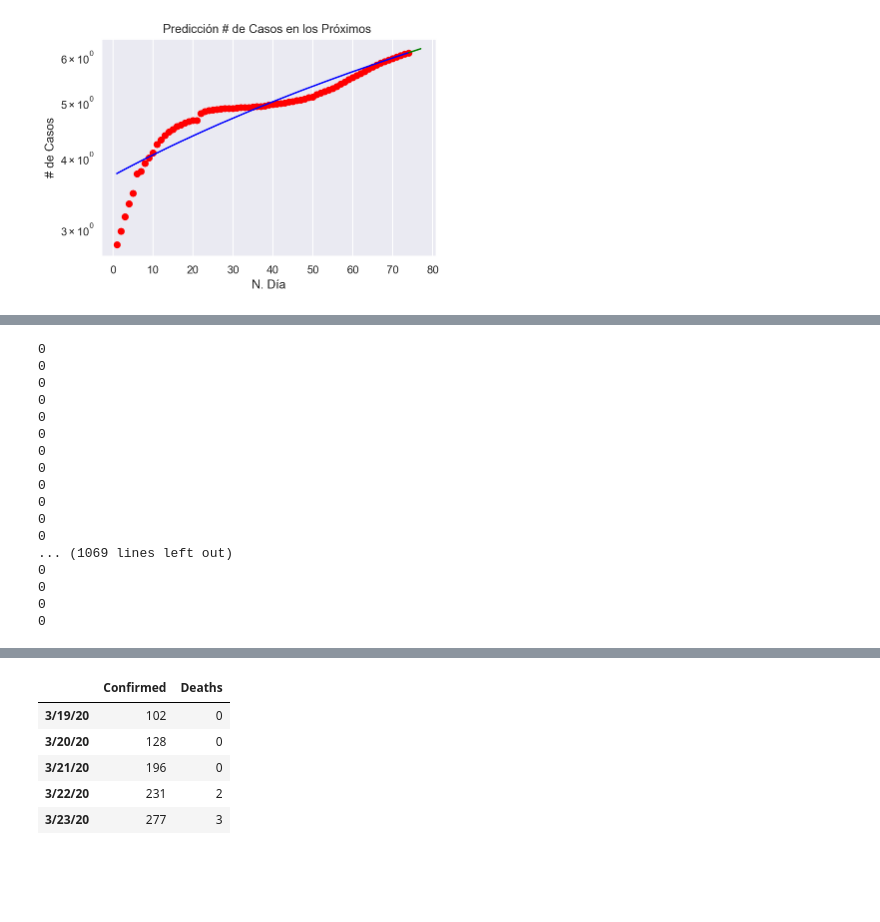
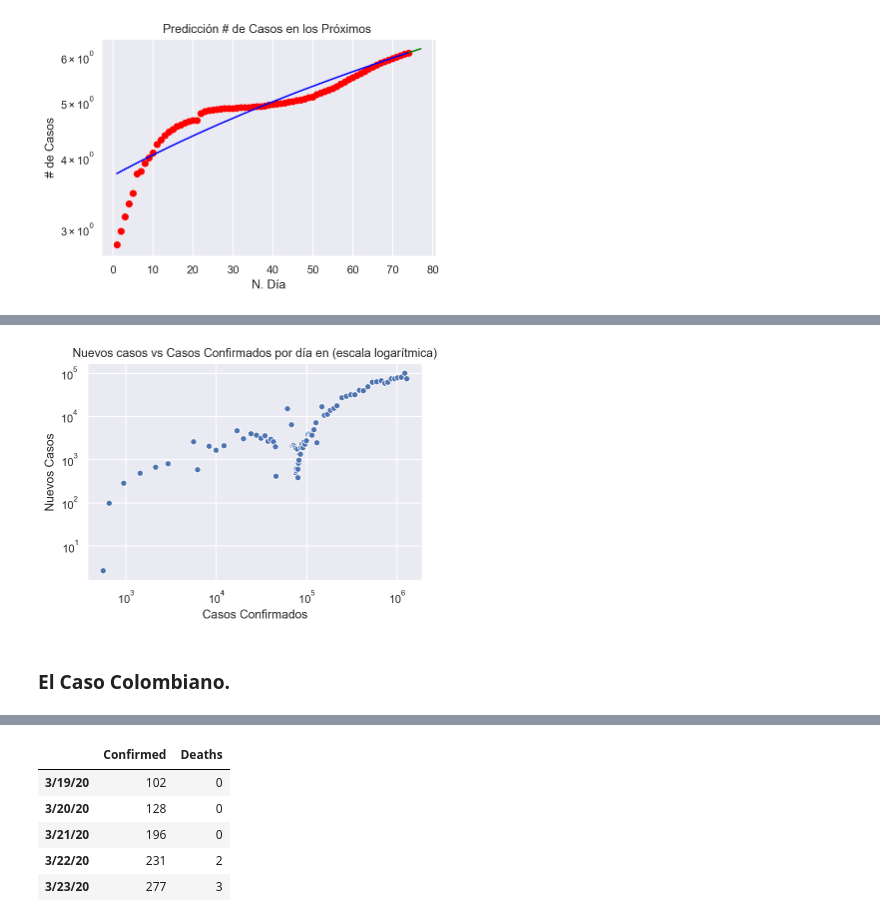
Before and after one commit to AnalytIQs/CoronavirusStatistics, a Jupyter notebook: Coronavirus Statistics.ipynb, the cells around one changed output, grey strips where cells are left out. Cells and saved outputs as stored; diff of their text form; code cells hidden in the pictures; blank space fills up the shorter version.

```diff
--- a/Coronavirus Statistics.ipynb
+++ b/Coronavirus Statistics.ipynb
@@ -440,31 +397,10 @@ Name: symptom, Length: 108, dtype: int64
-# %%
-def funcion(string):
-    if string != "0":
-        return "1"
-    else:
-        return "0"
-
-data["death"] = data["death"].apply(funcion)
-
-for i in data["death"].values:
-    print(i) #data["deaths"].values
-#.astype("int64", errors = "ignore")
-#data["death"].apply(funcion)
-# %% [output]
-0
-0
-0
-0
-0
-0
-0
-0
-0
-0
-0
-0
-... (1069 lines left out)
-0
-0
-0
-0
+# %%
+# Nuevos casos vs Casos Confirmados por día
+grid = sns.scatterplot(x = "Casos Confirmados", y = "Nuevos Casos", data = df_diff)
+grid.set(xscale = "log", yscale = "log")
+plt.title("Nuevos casos vs Casos Confirmados por día en (escala logarítmica)")
+plt.show()
+# %% [output]
+[figure, added]
+# %% [markdown]
+### El Caso Colombiano.
```
Also changed, not shown: parts of 12 cells of this notebook.
